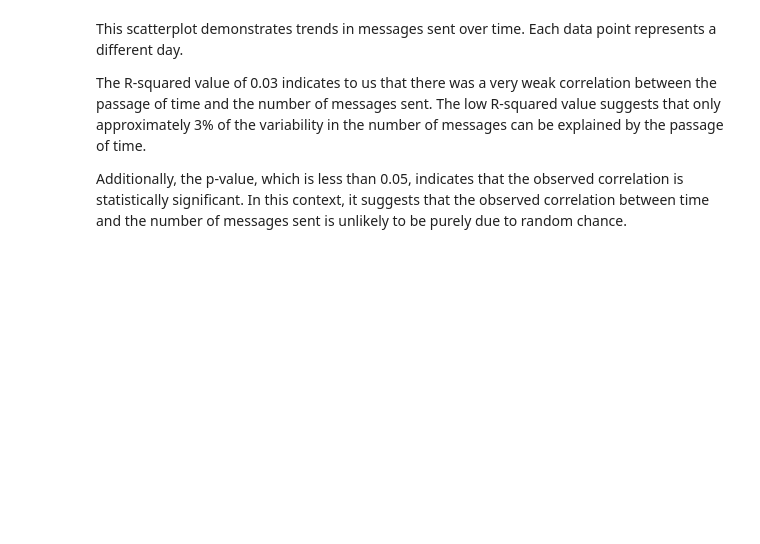
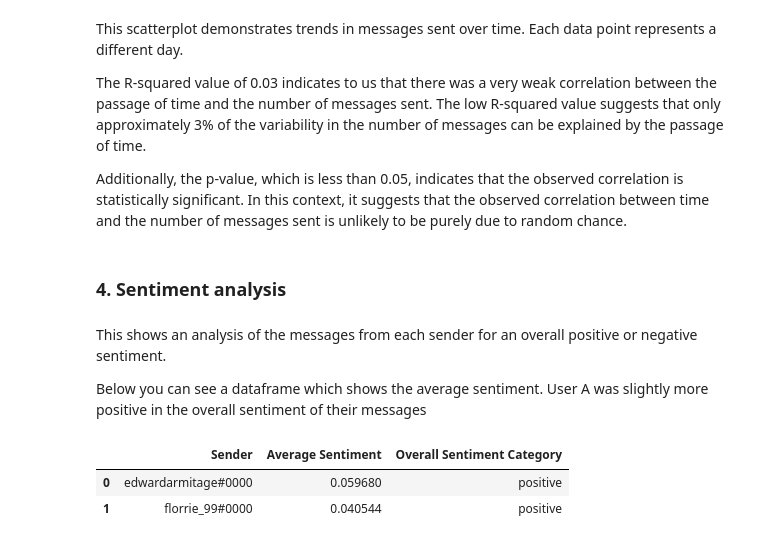
Before and after one commit to eviee3008/Text_Message_Analysis, a Jupyter notebook: text_message_analysis.ipynb, the cells around one changed output. Drawn from its saved outputs; the diff is of its cells as text; code cells hidden in the pictures; blank space fills up the shorter version.

```diff
--- a/text_message_analysis.ipynb
+++ b/text_message_analysis.ipynb
@@ -329,10 +329,45 @@ def overTime(dl, plotType):
 # %% [markdown]
 ### 8. sentimentAnalysis
 # %%
-# Here will go a function which allows for sentiment Analysis
+# Here will go functions which allow for sentiment Analysis
 
-def sentimentAnalysis():
-    return None
+def analyse_sentiment(text):
+    return TextBlob(str(text)).sentiment.polarity
+
+def categorise_sentiment(score):
+    if score > 0:
+        return 'positive'
+    elif score < 0:
+        return 'negative'
+    else:
+        return 'neutral'
+
+def compare_sentiments(dl, sender1, sender2):
+    dl = pd.read_csv(dl)
+
+    # Filter messages by sender
+    sender1_messages = dl[dl['Author'] == sender1]['Content']
+    sender2_messages = dl[dl['Author'] == sender2]['Content']
+
+    # Analyse sentiment for each sender's messages
+    sender1_sentiments = sender1_messages.apply(analyse_sentiment)
+    sender2_sentiments = sender2_messages.apply(analyse_sentiment)
+
+    # Calculate average sentiment for each sender, as a percentage
+    sender1_average_sentiment = sender1_sentiments.mean()
+    sender2_average_sentiment = sender2_sentiments.mean()
+
+    # Categorize sentiment for each sender's messages
+    sender1_categories = categorise_sentiment(sender1_average_sentiment)
+    sender2_categories = categorise_sentiment(sender2_average_sentiment)
+
+    comparison_df = pd.DataFrame({
+        'Sender': [sender1, sender2],
+        'Average Sentiment': [sender1_average_sentiment, sender2_average_sentiment],
+        'Overall Sentiment Category': [sender1_categories, sender2_categories]
+    })
+
+    return comparison_df
 # %% [markdown]
 ---
 # Part 2: Visualisation in action!
@@ -383,3 +418,16 @@ This scatterplot demonstrates trends in messages sent over time. Each data point
 The R-squared value of 0.03 indicates to us that there was a very weak correlation between the passage of time and the number of messages sent. The low R-squared value suggests that only approximately 3% of the variability in the number of messages can be explained by the passage of time.
 
 Additionally, the p-value, which is less than 0.05, indicates that the observed correlation is statistically significant. In this context, it suggests that the observed correlation between time and the number of messages sent is unlikely to be purely due to random chance.
+# %% [markdown]
+### 4. Sentiment analysis
+# %% [markdown]
+This shows an analysis of the messages from each sender for an overall positive or negative sentiment.
+
+Below you can see a dataframe which shows the average sentiment. User A was slightly more positive in the overall sentiment of their messages
+# %%
+# Calls a function which compares the overall sentiment of messages sent from each user
+compare_sentiments('C:/Users/evie-/Python Data Science/Discord data analysis/discord2023.csv', 'edwardarmitage#0000', 'florrie_99#0000')
+# %% [output]
+|  | Sender | Average Sentiment | Overall Sentiment Category |
+| 0 | edwardarmitage#0000 | 0.059680 | positive |
+| 1 | florrie_99#0000 | 0.040544 | positive |
```
Also changed, not shown: parts of 1 cell of this notebook, 1 other file.
